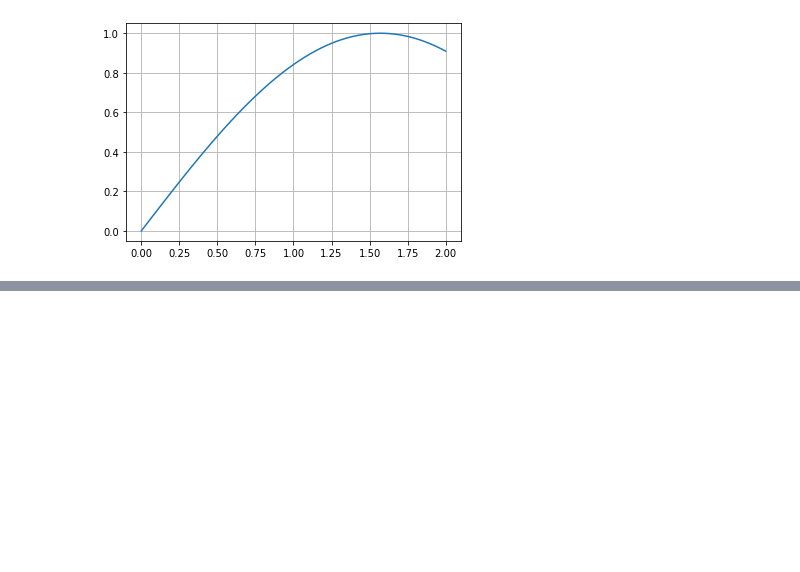
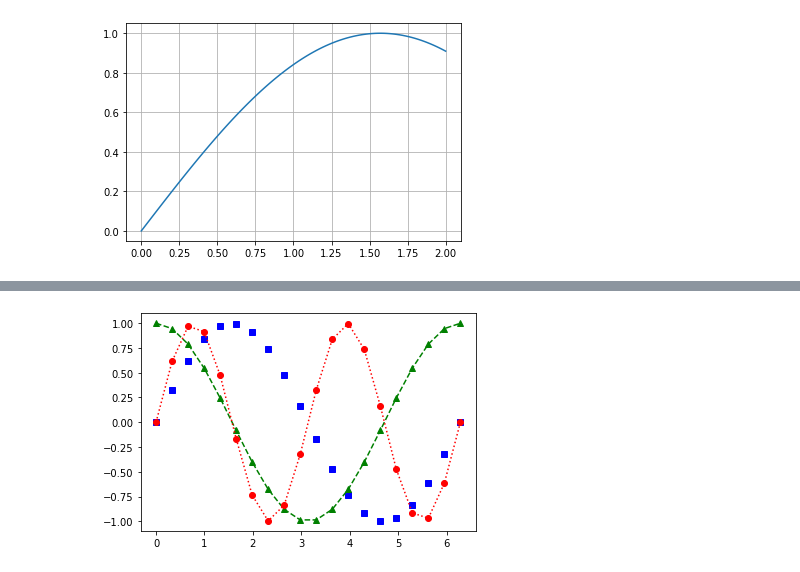
Before and after one commit to beygee/algorithm, a Jupyter notebook: pytorch/matplot.ipynb, the cells around one changed output, grey strips where cells are left out. Drawn from its saved outputs; the diff is of its cells as text; code cells hidden in the pictures; blank space fills up the shorter version.

Commit message:
plot 스터디

```diff
--- a/pytorch/matplot.ipynb
+++ b/pytorch/matplot.ipynb
@@ -118,0 +119,10 @@ plt.show()
+# %%
+x = np.linspace(0, 2* np.pi, 20)
+
+plt.plot(x, np.sin(x), color="b", linestyle="", marker="s")
+plt.plot(x, np.cos(x), color="g", linestyle="--", marker="^")
+plt.plot(x, np.sin(2*x), color="r", linestyle=":", marker="o")
+
+plt.show()
+# %% [output]
+[figure, added]
```
Also changed, not shown: parts of 3 cells of this notebook.
